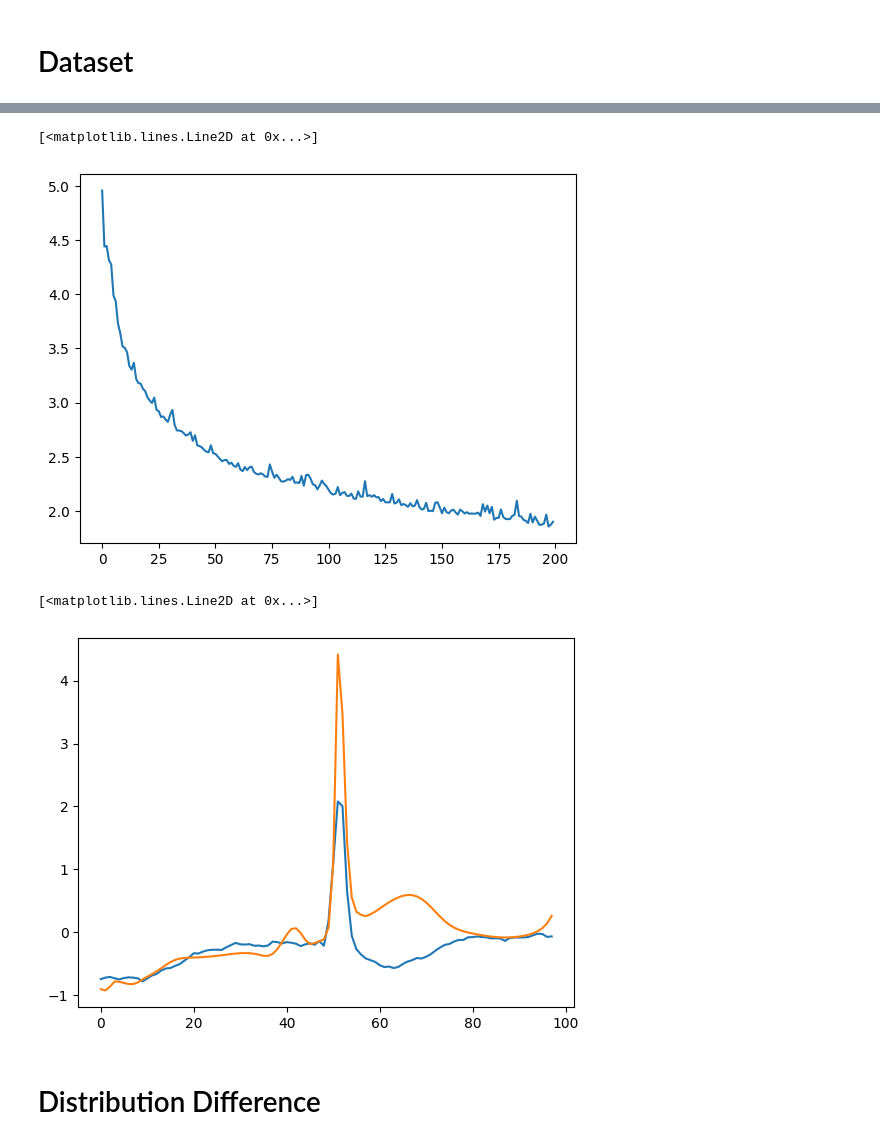
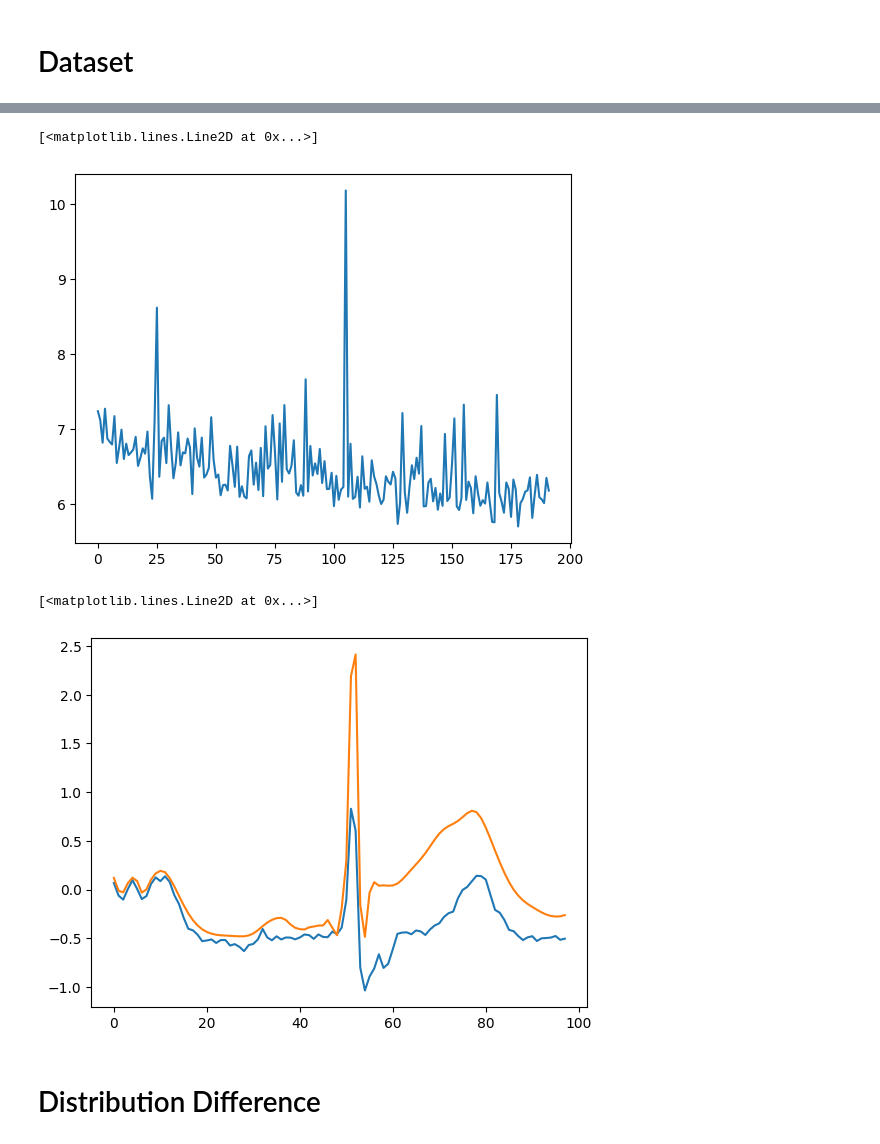
Before and after one commit to MattyAB/ecg_transfer, a Jupyter notebook: autoencoder.ipynb, the cells around one changed output, grey strips where cells are left out. Saved outputs shown, nothing was run; the diff lists cells and outputs as text; code cells hidden in the pictures.

Commit message:
Trained 32 channel model

```diff
--- a/autoencoder.ipynb
+++ b/autoencoder.ipynb
@@ -99,7 +99,7 @@ class Encoder(nn.Module):
         super().__init__()
 
         self.lstm1 = nn.LSTM(input_size=1, hidden_size=embedding_dim, batch_first=True)
-        self.dropout = nn.Dropout(0.1)
+        self.dropout = nn.Dropout(0.05)
         self.lstm2 = nn.LSTM(input_size=embedding_dim, hidden_size=embedding_dim, batch_first=True)
 
     def forward(self, x):
@@ -118,7 +118,7 @@ class Decoder(nn.Module):
         self.seq_len = seq_len
 
         self.lstm1 = nn.LSTM(input_size=embedding_dim, hidden_size=embedding_dim, batch_first=True)
-        self.dropout = nn.Dropout(0.1)
+        self.dropout = nn.Dropout(0.05)
         self.lstm2 = nn.LSTM(input_size=embedding_dim, hidden_size=embedding_dim, batch_first=True)
         self.output_layer = nn.Linear(embedding_dim, 1)
 
@@ -143,5 +143,5 @@ class AEModel(nn.Module):
         x = self.decoder(x)
         return x
 
-model = AEModel(embedding_dim=16).to(device)
-model.load_state_dict(torch.load('autoencoder16.pt'))
+model = AEModel(embedding_dim=32).to(device)
+# model.load_state_dict(torch.load('autoencoder.pt'))
@@ -188,5 +186,5 @@ for epoch in range(10000):
         losses.append(totalloss)
 
     if epoch % 100 == 0:
-        torch.save(model.state_dict(), 'autoencoder16.pt')
+        torch.save(model.state_dict(), 'autoencoder.pt')
 # %% [output]
@@ -196,10 +211,12 @@ torch.save(model.state_dict(), 'autoencoder16.pt')
 # %%
-plt.plot([np.log(x) for x in losses])
+# plt.plot([np.log(x) for x in losses])
+plt.plot(losses[150:])
 # %% [output]
 [<matplotlib.lines.Line2D at 0x...>]
-[figure, old version]
+[figure, new version]
 # %%
-i = 5327
+# i = 12425
+i=11422
 
 seq, label, _ = beats[i]
 seq = torch.tensor(seq, dtype=torch.float32, device=device)
@@ -211,7 +228,7 @@ plt.plot(seq.detach().cpu().numpy().reshape(-1))
 plt.plot(seq_pred.detach().cpu().numpy().reshape(-1))
 # %% [output]
 [<matplotlib.lines.Line2D at 0x...>]
-[figure, old version]
+[figure, new version]
 # %% [markdown]
 # Distribution Difference
 # %%
```
Also changed, not shown: parts of 9 cells of this notebook, 1 other file.
